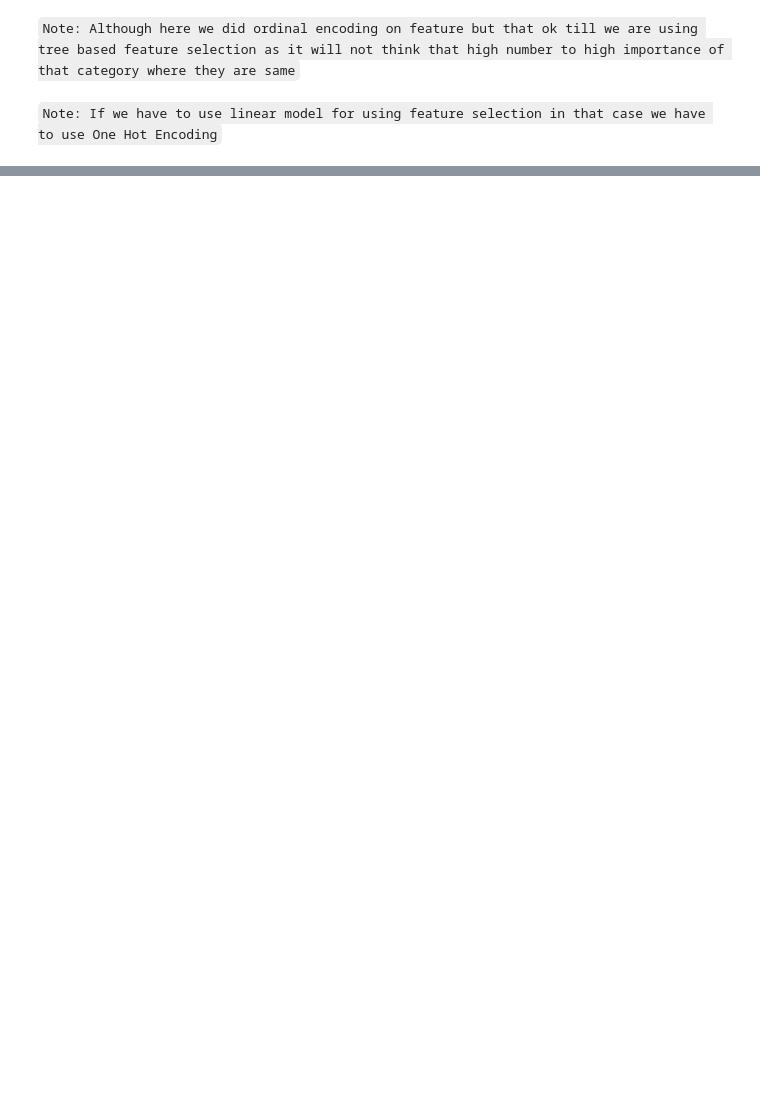
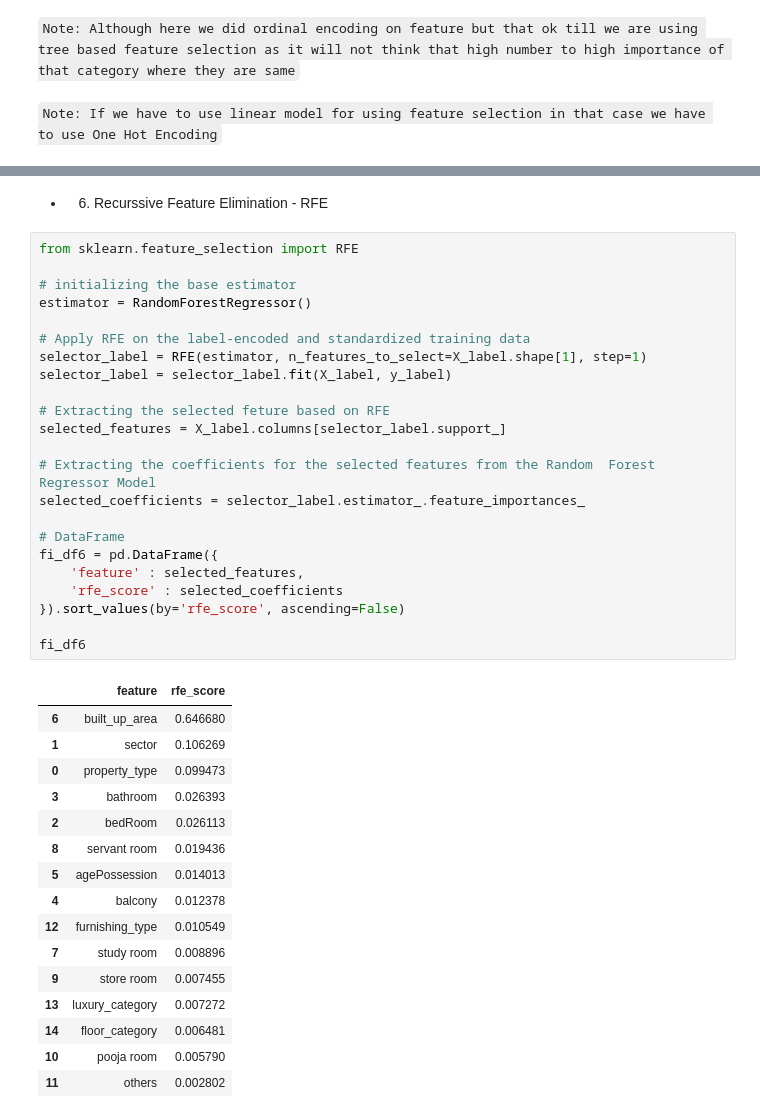
Before and after one commit to divyanshu73/real-estate-application, a Jupyter notebook: data_preprocessing/feature_selection_and_feature_engineering.ipynb, the cells around one changed output, grey strips where cells are left out. Saved outputs shown, nothing was run; the diff lists cells and outputs as text; blank space fills up the shorter version.

```diff
--- a/data_preprocessing/feature_selection_and_feature_engineering.ipynb
+++ b/data_preprocessing/feature_selection_and_feature_engineering.ipynb
@@ -309,0 +386,42 @@ fi_df3
+# %% [markdown]
+* 6. Recurssive Feature Elimination - RFE
+# %%
+from sklearn.feature_selection import RFE
+
+# initializing the base estimator
+estimator = RandomForestRegressor()
+
+# Apply RFE on the label-encoded and standardized training data
+selector_label = RFE(estimator, n_features_to_select=X_label.shape[1], step=1)
+selector_label = selector_label.fit(X_label, y_label)
+
+# Extracting the selected feture based on RFE
+selected_features = X_label.columns[selector_label.support_]
+
+# Extracting the coefficients for the selected features from the Random  Forest Regressor Model
+selected_coefficients = selector_label.estimator_.feature_importances_
+
+# DataFrame
+fi_df6 = pd.DataFrame({
+    'feature' : selected_features,
+    'rfe_score' : selected_coefficients
+}).sort_values(by='rfe_score', ascending=False)
+
+fi_df6
+# %% [output]
+|  | feature | rfe_score |
+| 6 | built_up_area | 0.646680 |
+| 1 | sector | 0.106269 |
+| 0 | property_type | 0.099473 |
+| 3 | bathroom | 0.026393 |
+| 2 | bedRoom | 0.026113 |
+| 8 | servant room | 0.019436 |
+| 5 | agePossession | 0.014013 |
+| 4 | balcony | 0.012378 |
+| 12 | furnishing_type | 0.010549 |
+| 7 | study room | 0.008896 |
+| 9 | store room | 0.007455 |
+| 13 | luxury_category | 0.007272 |
+| 14 | floor_category | 0.006481 |
+| 10 | pooja room | 0.005790 |
+| 11 | others | 0.002802 |
```
Also changed, not shown: parts of 5 cells of this notebook.
